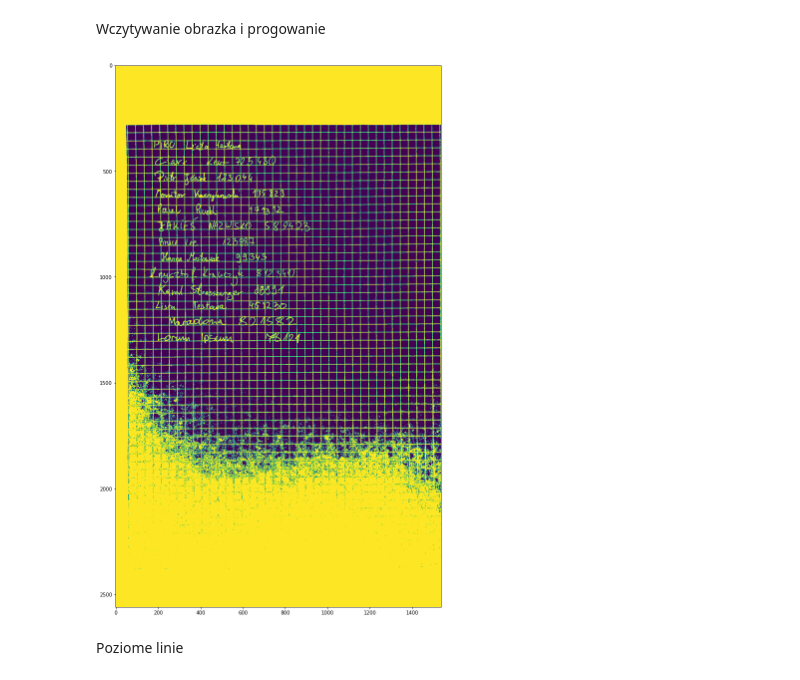
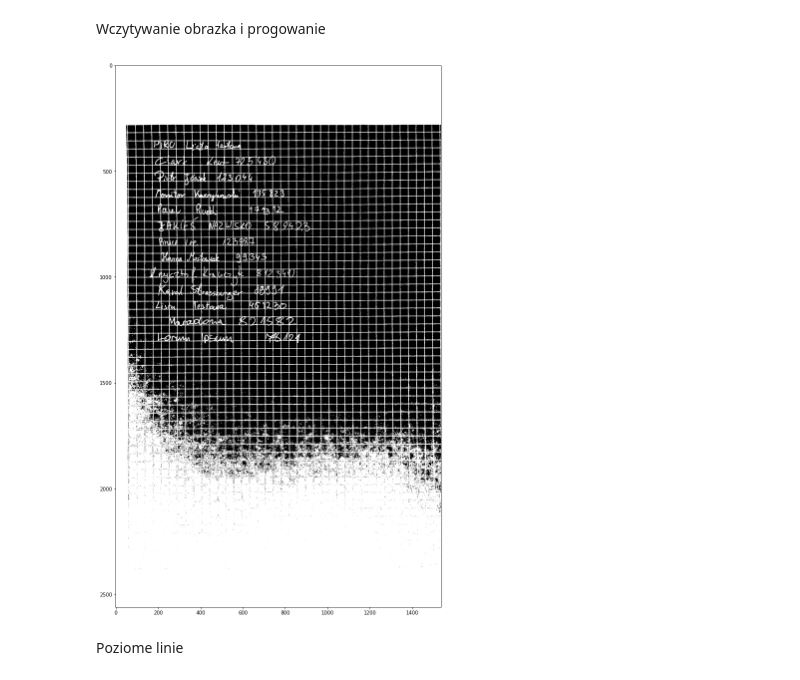
Before and after one commit to PUT-II/Computer-Vision-Project-2, a Jupyter notebook: remove_lines.ipynb, the cells around one changed output. Saved outputs shown, nothing was run; the diff lists cells and outputs as text; code cells hidden in the pictures.

```diff
--- a/remove_lines.ipynb
+++ b/remove_lines.ipynb
@@ -3,16 +28,16 @@ Wczytywanie obrazka i progowanie
 # %%
 import cv2
 from matplotlib import pyplot as plt
 
-image = cv2.imread('data_wieloch/img_1.jpg',0)
+image = cv2.imread('data/img_1.jpg', cv2.IMREAD_GRAYSCALE)
 # thresh = cv2.threshold(image, 0, 255, cv2.THRESH_BINARY_INV + cv2.THRESH_OTSU)[1]
-ret, thresh = cv2.threshold(image, 145, 255, cv2.THRESH_BINARY_INV)
+_, thresh = cv2.threshold(image, 145, 255, cv2.THRESH_BINARY_INV)
 # bw = adaptiveThreshold(img, 255, ADAPTIVE_THRESH_MEAN_C, THRESH_BINARY, 15, -2)
-plt.figure(figsize=(20,20))
-plt.imshow(thresh)
+plt.figure(figsize=(20, 20))
+plt.imshow(thresh, cmap='gray')
 plt.show()
 # %% [output]
-[figure, old version]
+[figure, new version]
 # %% [markdown]
 Poziome linie
 # %%
```
Also changed, not shown: parts of 4 cells of this notebook, 1 other file.
